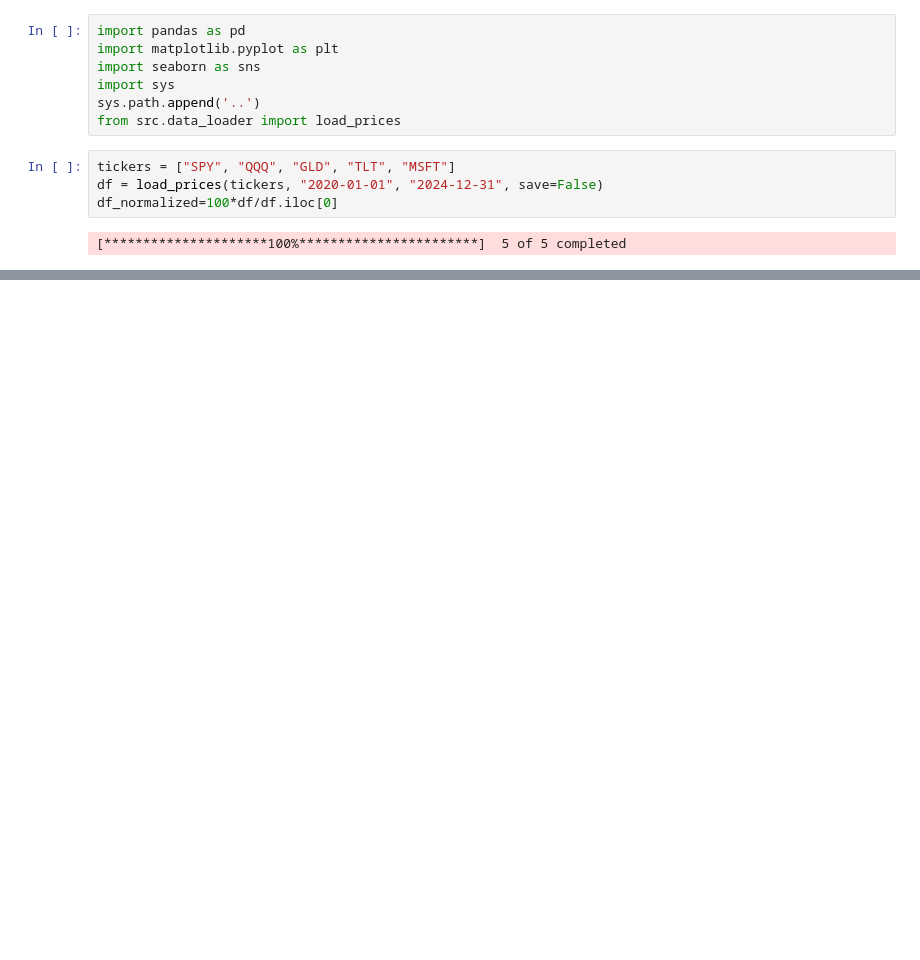
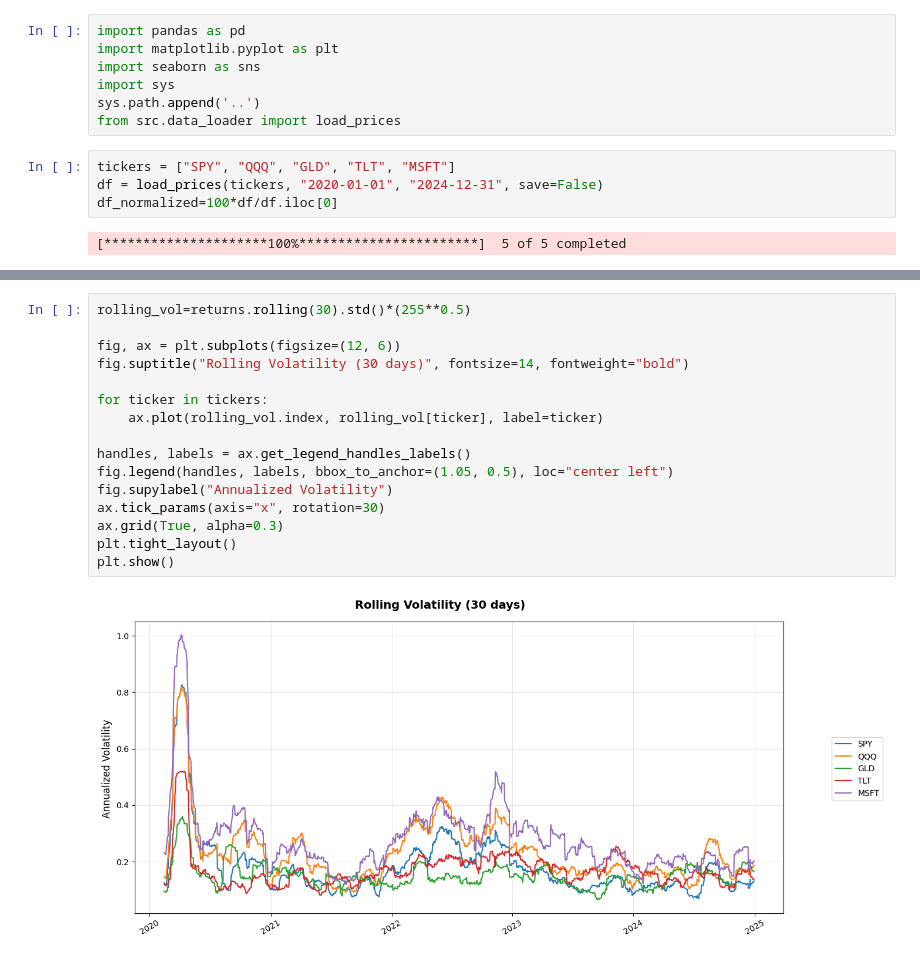
Before and after one commit to LuckyLukeII/portfolio-analysis, a Jupyter notebook: notebooks/02_exploratory_analysis.ipynb, the cells around one changed output, grey strips where cells are left out. Saved outputs shown, nothing was run; the diff lists cells and outputs as text; blank space fills up the shorter version.

```diff
--- a/notebooks/02_exploratory_analysis.ipynb
+++ b/notebooks/02_exploratory_analysis.ipynb
@@ -38,0 +54,18 @@ plt.show()
+# %%
+rolling_vol=returns.rolling(30).std()*(255**0.5)
+
+fig, ax = plt.subplots(figsize=(12, 6))
+fig.suptitle("Rolling Volatility (30 days)", fontsize=14, fontweight="bold")
+
+for ticker in tickers:
+    ax.plot(rolling_vol.index, rolling_vol[ticker], label=ticker)
+
+handles, labels = ax.get_legend_handles_labels()
+fig.legend(handles, labels, bbox_to_anchor=(1.05, 0.5), loc="center left")
+fig.supylabel("Annualized Volatility")
+ax.tick_params(axis="x", rotation=30)
+ax.grid(True, alpha=0.3)
+plt.tight_layout()
+plt.show()
+# %% [output]
+[figure, added]
```
Also changed, not shown: parts of 3 cells of this notebook, 1 other file.
